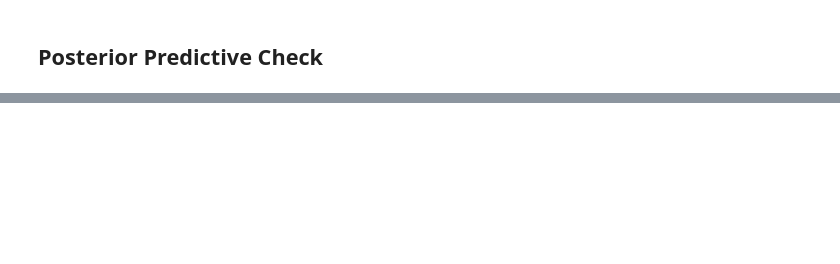
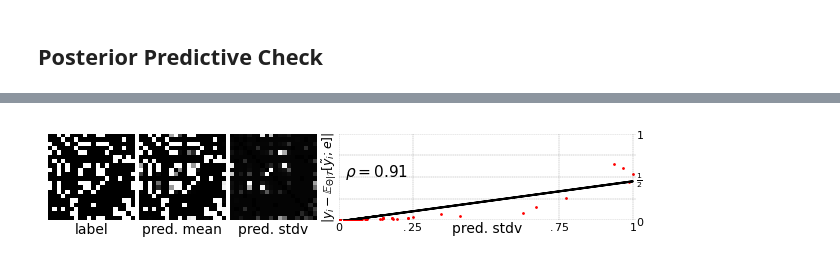
Before and after one commit to maxwass/gsl-bnn, a Jupyter notebook: notebooks/predictive_checks.ipynb, the cells around one changed output, grey strips where cells are left out. Saved outputs shown, nothing was run; the diff lists cells and outputs as text; code cells hidden in the pictures; blank space fills up the shorter version.

```diff
--- a/notebooks/predictive_checks.ipynb
+++ b/notebooks/predictive_checks.ipynb
@@ -267,3 +356,92 @@ predictive_check_combined_hist(edge_densities_original, edge_densities_altered,
+# %%
+sample_idx = 3
+logits = \
+    dpg_bnn.forward_pass_vmap()( #compute_edge_logits_vmap(
+        samples['theta'],
+        samples['delta'],
+        samples['b'],
+        posterior_model_args['x'],
+        posterior_model_args['w_init'],
+        posterior_model_args['lam_init'],
+        posterior_model_args['depth'],
+        posterior_model_args['S'])
+probs = jax.nn.sigmoid(logits)
+probs = jax.nn.sigmoid(logits)
+mean_prob, stdv_prob = np.array(probs.mean(axis=0)), np.array(probs.std(axis=0))
+mean_prob_adj, stdv_prob_adj, y_adj = vec2adj(mean_prob, n), vec2adj(stdv_prob, n), vec2adj(y_val, n)
+# %%
+
+fig = plt.figure(figsize=(10, 1.125))
+gs = GridSpec(1, 4, width_ratios=[1, 1, 1, 2], figure=fig) #, wspace=0.001, hspace=0.001)
+
+# Label, Mean, Std Deviation plots
+label_ax = fig.add_subplot(gs[0, 0])
+mean_ax = fig.add_subplot(gs[0, 1])
+stdv_ax = fig.add_subplot(gs[0, 2])
+error_ax = fig.add_subplot(gs[0, 3])
+
+# Display images for label, mean, and std deviation
+label_ax.imshow(y_adj[sample_idx], cmap="gray", vmin=0, vmax=1)
+mean_ax.imshow(mean_prob_adj[sample_idx], cmap="gray", vmin=0, vmax=1)
+stdv_norm = stdv_prob / np.max(stdv_prob, axis=1, keepdims=True)
+stdv_norm_adj = vec2adj(stdv_norm[sample_idx], n)
+expected_error = np.abs((mean_prob - np.array(y_val)))
+stdv_ax.imshow(stdv_norm_adj[sample_idx], cmap="gray", vmin=0, vmax=1)
+
+# Scatter plot for error vs std deviation
+error_ax.scatter(stdv_norm[sample_idx].flatten(), expected_error[sample_idx].flatten(), color="r", s=1)
+
+# Linear regression fit
+reg = LinearRegression().fit(stdv_norm[sample_idx].flatten().reshape(-1, 1), expected_error[sample_idx].flatten().reshape(-1, 1))
+error_ax.plot(stdv_norm[sample_idx].flatten(), reg.predict(stdv_norm[sample_idx].flatten().reshape(-1, 1)), color="k")
+ccs = [jnp.corrcoef(stdv_prob[i].flatten(), expected_error[i].flatten())[0, 1].item() for i in range(len(y_val))]
+error_ax.text(0.02, 0.5, r"$\rho = $" + f"{ccs[sample_idx]:.2f}", transform=error_ax.transAxes, fontsize=11)
+
+# Customizing the subplots
+rhs_axes = [label_ax, mean_ax, stdv_ax, error_ax]
+titles = ['label', 'pred. mean', 'pred. stdv']
+
+for ax, title in zip(rhs_axes[:-1], titles):
+    #ax.set_title(title, fontsize=10, pad=0)
+    ax.set_xlabel(title, fontsize=10, labelpad=2)
+
+for ax in rhs_axes:
+    ax.set_xticks([])
+    ax.set_yticks([])
+    ax.set_xticklabels([])
+    ax.set_yticklabels([])
+    for side in ["top", "right", "bottom", "left"]:
+        ax.spines[side].set_visible(False)
+
+# Customizing the scatter plot
+error_ax.tick_params(axis='x', which='major', pad=0, length=0, width=0.5)
+error_ax.set_xticks([0, .25, .75, 1])
+error_ax.set_xticklabels([r'$0$', r'$.25$', r'$.75$', r'$1$'], fontsize=8)
+error_ax.set_yticks([0, .25, .5, .75, 1])
+error_ax.set_yticklabels([r'$0$', r'', r'$\frac{1}{2}$', r'', r'$1$'], fontsize=8)
+error_ax.tick_params(axis='y', which='major', pad=0, length=0, width=0.5)
+error_ax.yaxis.set_ticks_position('right')
+error_ax.set_xlabel(r'pred. stdv', fontsize=10, labelpad=-8)
+error_ax.set_ylabel(r'$|y_i - \mathbb{E}_{\Theta|\mathcal{T}}[\tilde{y}_i;e]|$', fontsize=9, labelpad=0)
+error_ax.grid(True, which="both", linestyle='--', linewidth=0.25, color='k', alpha=0.5)
+error_ax.set_xlim(0, 1.01)
+error_ax.set_ylim(0, 1)
+
+# Adjusting subplot spaces manually
+label_pos = label_ax.get_position()
+mean_pos = mean_ax.get_position()
+stdv_pos = stdv_ax.get_position()
+error_pos = error_ax.get_position()
+
+# Adjusting positions to make them closer
+label_ax.set_position([label_pos.x0, label_pos.y0, label_pos.width * 1.1, label_pos.height])
+mean_ax.set_position([label_pos.x0 + label_pos.width * 1.05, mean_pos.y0, mean_pos.width * 1.1, mean_pos.height])
+stdv_ax.set_position([label_pos.x0 + 2 * label_pos.width * 1.05, stdv_pos.y0, stdv_pos.width * 1.1, stdv_pos.height])
+error_ax.set_position([label_pos.x0 + 3.25 * label_pos.width * 1.05, error_pos.y0, error_pos.width * 1.1, error_pos.height])
+plt.savefig(FIGURES_PATH + 'synthetic_label_predMean_predStdv', dpi=300, bbox_inches='tight', pad_inches=0.01)
+plt.show()
+# %% [output]
+[figure, added]
 # %%
 """
     Combine Edge Density of Prior Predictive and Posterior Predictive with Label, Mean, and Stdv of posterior predictive
```
Also changed, not shown: parts of 10 cells of this notebook, 2 other files.
